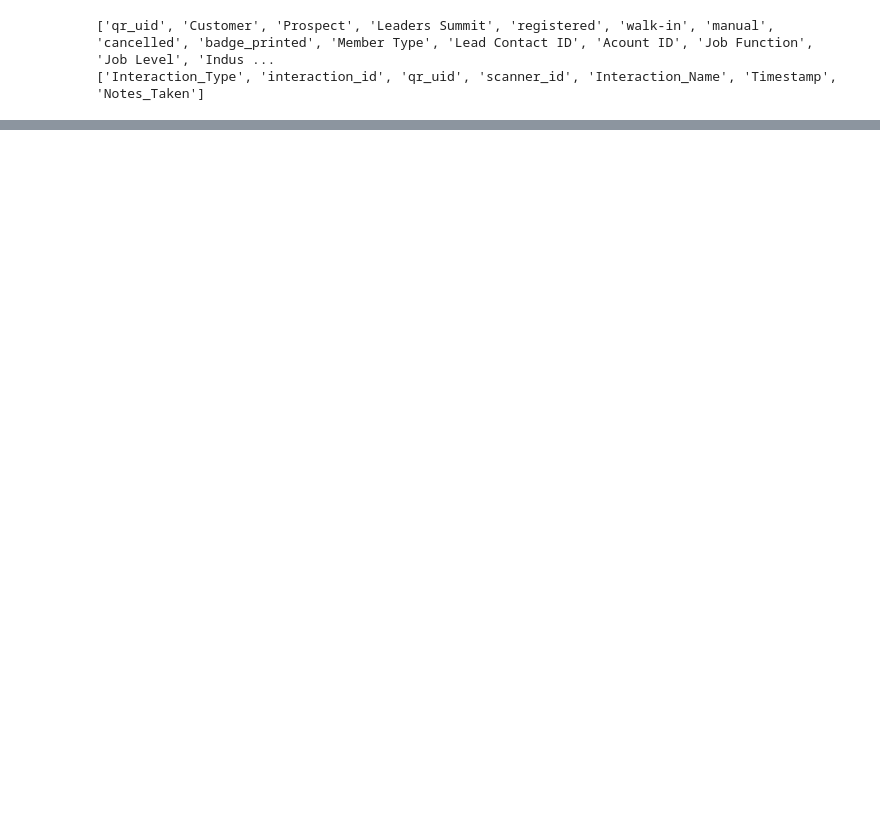
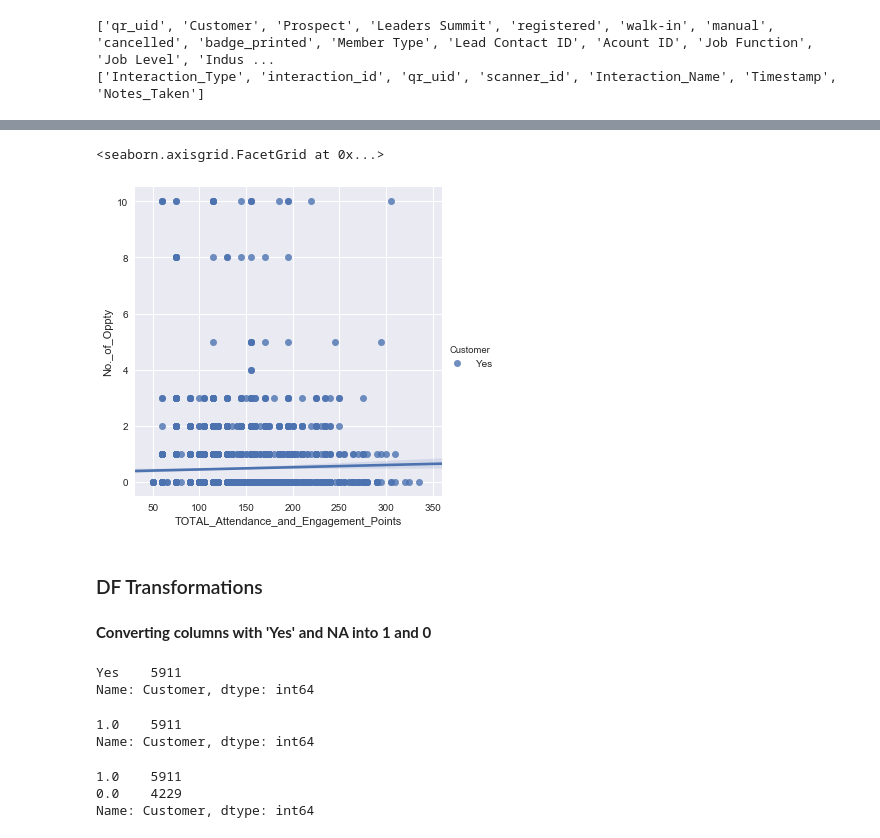
Before and after one commit to GeoffPidcock/Tradeshow, a Jupyter notebook: TradeShow_HomeWork2.ipynb, the cells around one changed output, grey strips where cells are left out. Drawn from its saved outputs; the diff is of its cells as text; code cells hidden in the pictures; blank space fills up the shorter version.

```diff
--- a/TradeShow_HomeWork2.ipynb
+++ b/TradeShow_HomeWork2.ipynb
@@ -19,6 +19,8 @@ import pandas as pd
 import pandas_profiling
 import matplotlib as plot
 import numpy as np
+import seaborn as sns
+sns.set(color_codes=True)
 %matplotlib inline
 # %%
 # Tradeshow is presently 2 datasets - people, and interactions; both xlsx.
@@ -135,3 +123,8 @@ pandas_profiling.ProfileReport(DelegC)
+# %%
+# Some initial transformation to ease data exploration
+# the Deleg.Industry contained a mix of str and int, which creates
+# problems with the pandas_profiling package
+Deleg['Industry']=Deleg['Industry'].replace(to_replace=0,value="Unknown").fillna("Unknown")
 # %%
 pandas_profiling.ProfileReport(Deleg)
 # %% [output]
@@ -174,0 +155,5 @@ pandas_profiling.ProfileReport(Inter)
+# %%
+# Converting columns name text to snake case
+Deleg.columns = [x.strip().replace(' ', '_') for x in Deleg.columns]
+Deleg.rename(columns={'walk-in': 'walk_in'}, inplace=True)
+list(Deleg.columns)
@@ -174,0 +230,32 @@ pandas_profiling.ProfileReport(Inter)
+# %%
+# Is there any correlation between TOTAL_Attendance_and_Engagement_Points
+# and No._of_Oppty ???
+sns.lmplot(x='TOTAL_Attendance_and_Engagement_Points', y="No._of_Oppty", hue="Customer", data=Deleg, fit_reg=True)
+# Ha ha ha... nope.
+# %% [output]
+<seaborn.axisgrid.FacetGrid at 0x...>
+[figure, added]
+# %% [markdown]
+### DF Transformations
+# %% [markdown]
+**Converting columns with 'Yes' and NA into 1 and 0**
+# %%
+# Candidates: 'Customer','Prospect','Leaders_Summit','badge_printed','walk-in'
+# Testing map and fillna as 2 methods for this.
+Deleg.Customer.value_counts()
+# %% [output]
+Yes    5911
+Name: Customer, dtype: int64
+# %%
+Deleg.Customer = Deleg.Customer.map({'Yes':1})
+Deleg.Customer.value_counts()
+# %% [output]
+1.0    5911
+Name: Customer, dtype: int64
+# %%
+Deleg.Customer.fillna(value=0,inplace=True)
+Deleg.Customer.value_counts()
+# %% [output]
+1.0    5911
+0.0    4229
+Name: Customer, dtype: int64
```
Also changed, not shown: parts of 59 cells of this notebook, 7 other files.
